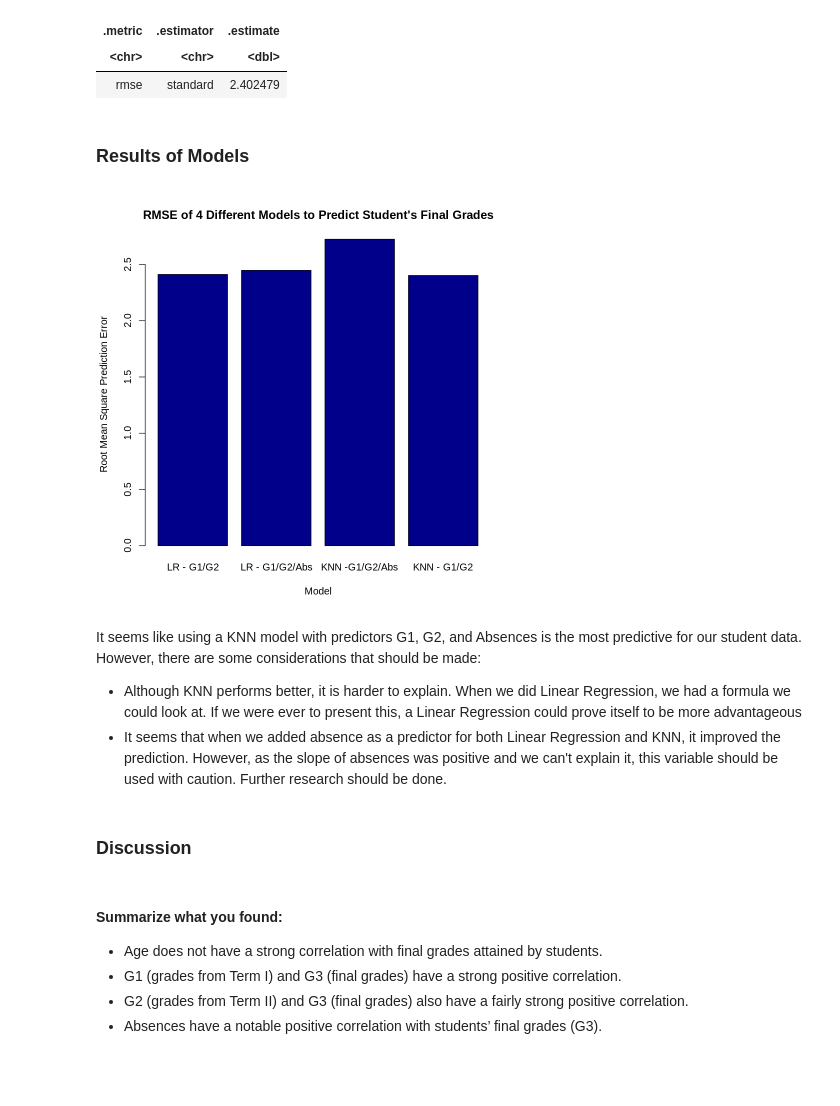
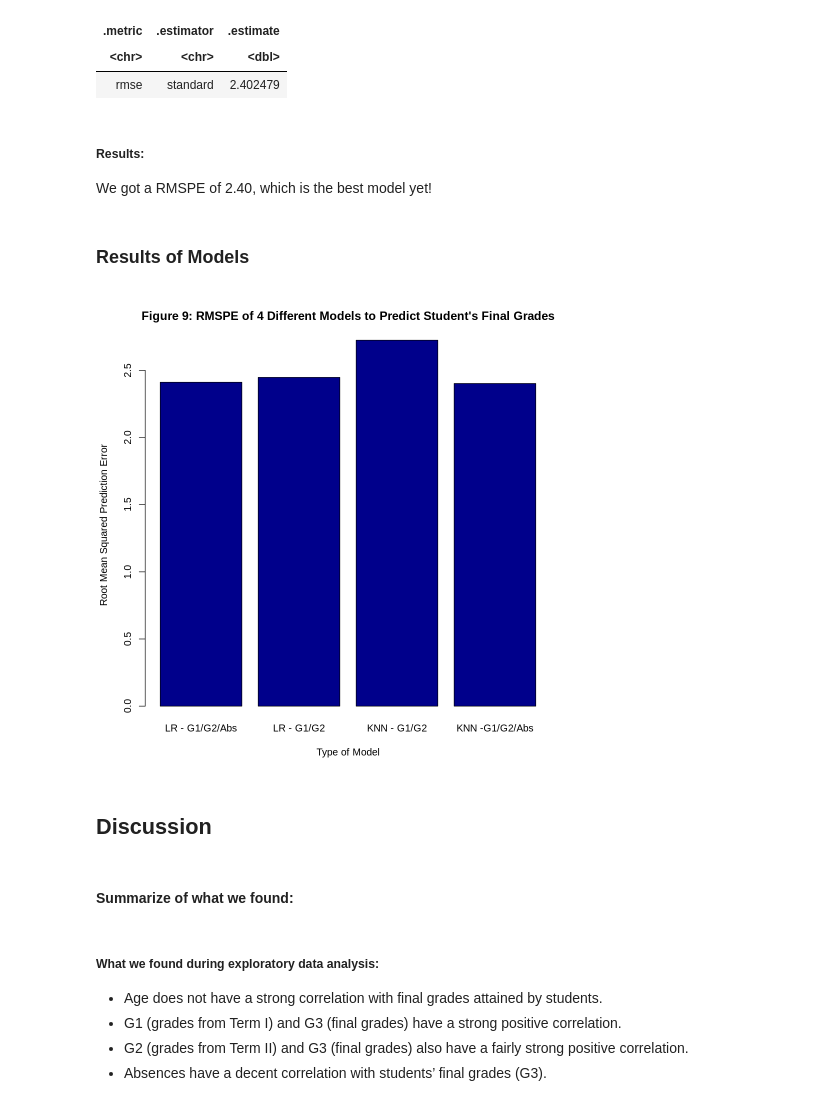
Before and after one commit to reubenjosephjohn/DSCI100_project, a Jupyter notebook: project_report_updatedwithwriting.ipynb, the cells around one changed output. Saved outputs shown, nothing was run; the diff lists cells and outputs as text; code cells hidden in the pictures; blank space fills up the shorter version.

Commit message:
Created first draft of finalized version

```diff
--- a/project_report_updatedwithwriting.ipynb
+++ b/project_report_updatedwithwriting.ipynb
@@ -563,14 +563,14 @@ set.seed(1)
 
 # Re-training the model on the entire training data set with  K=8, and then using that model to make predictions on the test data.
 
-student_spec_3 <- nearest_neighbor(weight_func = "rectangular",
+student_spec_4 <- nearest_neighbor(weight_func = "rectangular",
                               neighbors = student_k_3) %>%
   set_engine("kknn") %>%
   set_mode("regression")
 
 knn_mult_fit_3 <- workflow() %>%
   add_recipe(student_recipe_3) %>%
-  add_model(student_spec_3) %>%
+  add_model(student_spec_4) %>%
   fit(data = student_train)
 
 knn_mult_preds_3 <- knn_mult_fit_3 %>%
@@ -585,33 +585,39 @@ A tibble: 1 × 3
 | .metric | .estimator | .estimate |
 | <chr> | <chr> | <dbl> |
 | rmse | standard | 2.402479 |
+# %% [markdown]
+##### Results:
+We got a RMSPE of 2.40, which is the best model yet!
 # %% [markdown]
 ### **Results of Models**
 # %%
+# Now visualizing the RMSPE of all the models we did previously
+
+options(repr.plot.width = 8, repr.plot.height = 8)
+
+
 knn_mult_mets_rmse <- pull(knn_mult_mets, .estimate)
 knn_mult_mets_3_rmse <- pull(knn_mult_mets_3, .estimate)
 
 model_results <- c(lm_rmspe, lm_rmspe_1, knn_mult_mets_rmse, knn_mult_mets_3_rmse)
 
 barplot(model_results,
-       main = "RMSE of 4 Different Models to Predict Student's Final Grades",
-       xlab = "Model",
-        ylab = "Root Mean Square Prediction Error",
-       names.arg = c("LR - G1/G2", "LR - G1/G2/Abs", "KNN -G1/G2/Abs", "KNN - G1/G2"),
+       main = "Figure 9: RMSPE of 4 Different Models to Predict Student's Final Grades",
+       xlab = "Type of Model",
+        ylab = "Root Mean Squared Prediction Error",
+       names.arg = c("LR - G1/G2/Abs", "LR - G1/G2", "KNN - G1/G2", "KNN -G1/G2/Abs"),
         col = "darkblue"
 )
 # %% [output]
-[figure, old version]
+[figure, new version]
-# %% [markdown]
-It seems like using a KNN model with predictors G1, G2, and Absences is the most predictive for our student data. However, there are some considerations that should be made:
-- Although KNN performs better, it is harder to explain. When we did Linear Regression, we had a formula we could look at. If we were ever to present this, a Linear Regression could prove itself to be more advantageous
-- It seems that when we added absence as a predictor for both Linear Regression and KNN, it improved the prediction. However, as the slope of absences was positive and we can't explain it, this variable should be used with caution. Further research should be done.
 # %% [markdown]
-### **Discussion**
+## **Discussion**
+# %% [markdown]
+#### Summarize of what we found:
 # %% [markdown]
-#### Summarize what you found:
+##### What we found during exploratory data analysis:
 
 - Age does not have a strong correlation with final grades attained by students.
 - G1 (grades from Term I) and G3 (final grades) have a strong positive correlation.
 - G2 (grades from Term II) and G3 (final grades) also have a fairly strong positive correlation.
-- Absences have a notable positive correlation with students’ final grades (G3).
+- Absences have a decent correlation with students’ final grades (G3).
```
Also changed, not shown: parts of 27 cells of this notebook.
